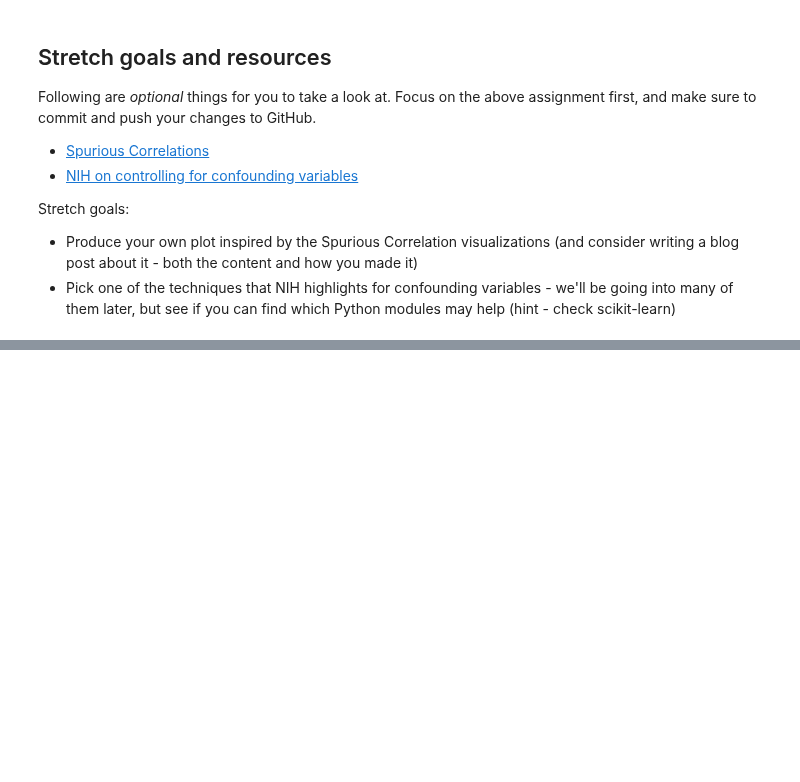
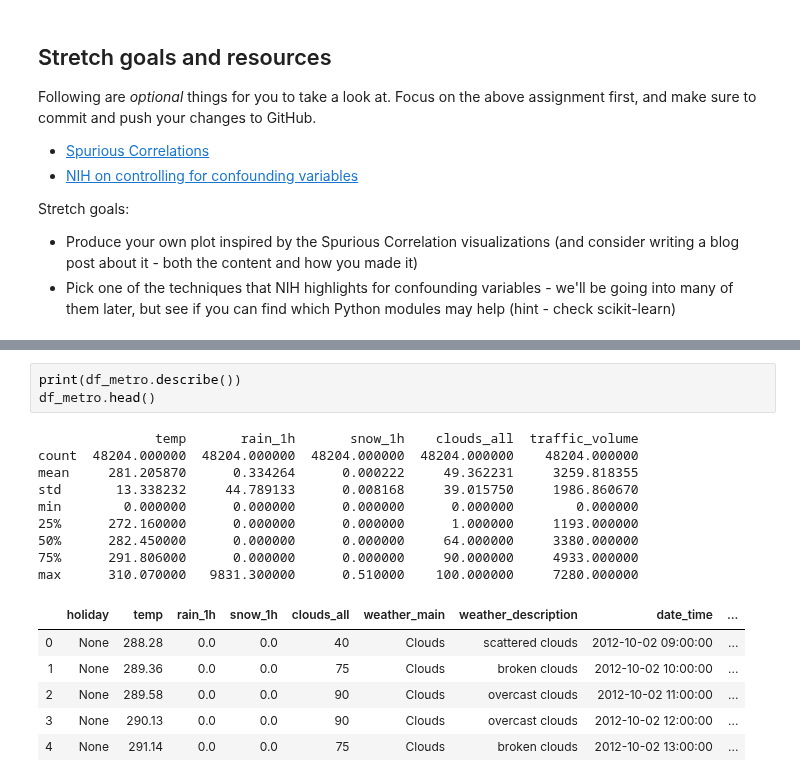
Before and after one commit to bloominstituteoftechnology/DS-Unit-1-Sprint-1-Dealing-With-Data, a Jupyter notebook: module3-databackedassertions/LS_DS_113_Making_Data_backed_Assertions_Assignment.ipynb, the cells around one changed output, grey strips where cells are left out. Saved outputs shown, nothing was run; the diff lists cells and outputs as text; blank space fills up the shorter version.

```diff
--- a/module3-databackedassertions/LS_DS_113_Making_Data_backed_Assertions_Assignment.ipynb
+++ b/module3-databackedassertions/LS_DS_113_Making_Data_backed_Assertions_Assignment.ipynb
@@ -266,0 +277,19 @@ Stretch goals:
+# %%
+print(df_metro.describe())
+df_metro.head()
+# %% [output]
+               temp       rain_1h       snow_1h    clouds_all  traffic_volume
+count  48204.000000  48204.000000  48204.000000  48204.000000    48204.000000
+mean     281.205870      0.334264      0.000222     49.362231     3259.818355
+std       13.338232     44.789133      0.008168     39.015750     1986.860670
+min        0.000000      0.000000      0.000000      0.000000        0.000000
+25%      272.160000      0.000000      0.000000      1.000000     1193.000000
+50%      282.450000      0.000000      0.000000     64.000000     3380.000000
+75%      291.806000      0.000000      0.000000     90.000000     4933.000000
+max      310.070000   9831.300000      0.510000    100.000000     7280.000000
+|  | holiday | temp | rain_1h | snow_1h | clouds_all | weather_main | weather_description | date_time | ... |
+| 0 | None | 288.28 | 0.0 | 0.0 | 40 | Clouds | scattered clouds | 2012-10-02 09:00:00 | ... |
+| 1 | None | 289.36 | 0.0 | 0.0 | 75 | Clouds | broken clouds | 2012-10-02 10:00:00 | ... |
+| 2 | None | 289.58 | 0.0 | 0.0 | 90 | Clouds | overcast clouds | 2012-10-02 11:00:00 | ... |
+| 3 | None | 290.13 | 0.0 | 0.0 | 90 | Clouds | overcast clouds | 2012-10-02 12:00:00 | ... |
+| 4 | None | 291.14 | 0.0 | 0.0 | 75 | Clouds | broken clouds | 2012-10-02 13:00:00 | ... |
```
Also changed, not shown: parts of 4 cells of this notebook.
